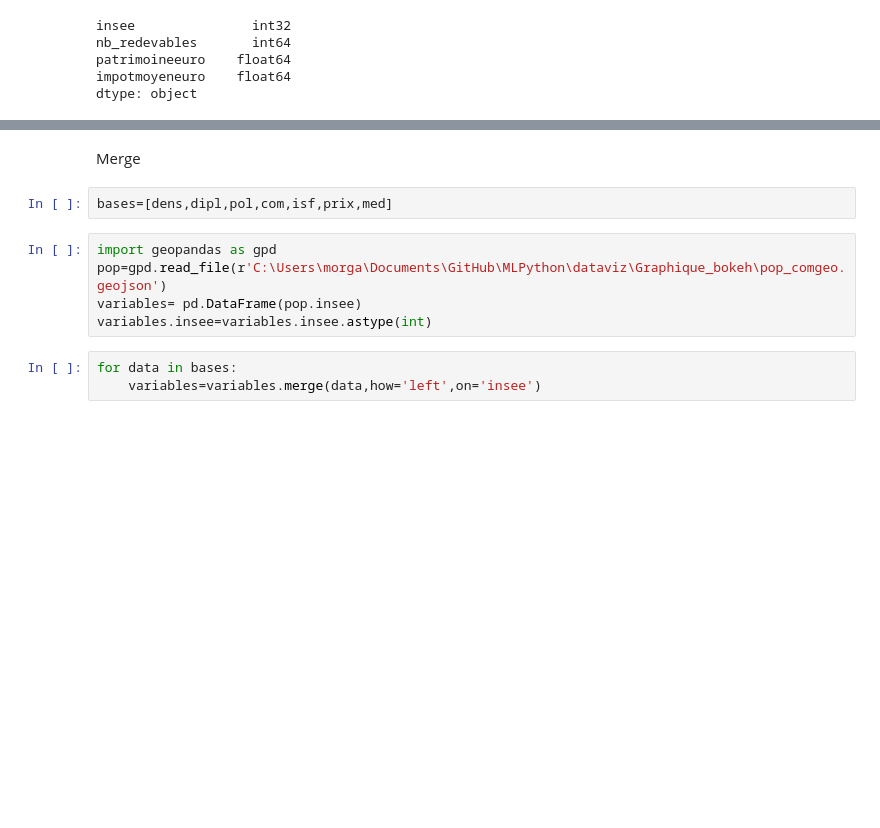
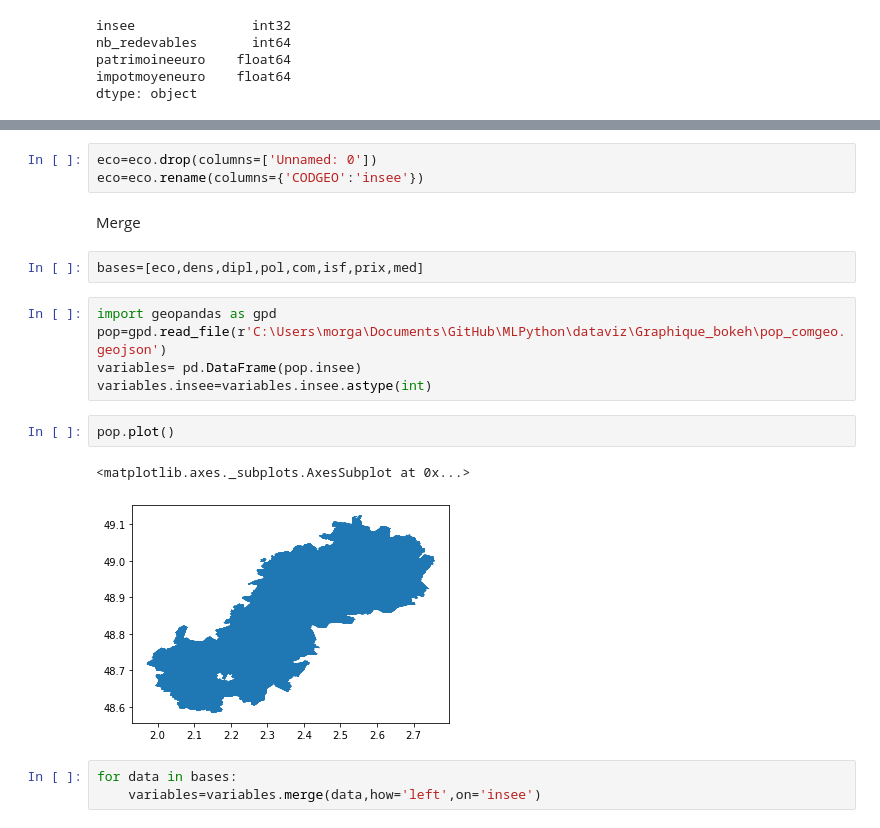
Before and after one commit to cerezamo/dataviz, a Jupyter notebook: variables.ipynb, the cells around one changed output, grey strips where cells are left out. Cells and saved outputs as stored; diff of their text form; blank space fills up the shorter version.

```diff
--- a/variables.ipynb
+++ b/variables.ipynb
@@ -175,12 +186,20 @@ dtype: object
+# %%
+eco=eco.drop(columns=['Unnamed: 0'])
+eco=eco.rename(columns={'CODGEO':'insee'})
 # %% [markdown]
 Merge
 # %%
-bases=[dens,dipl,pol,com,isf,prix,med]
+bases=[eco,dens,dipl,pol,com,isf,prix,med]
 # %%
 import geopandas as gpd
 pop=gpd.read_file(r'C:\Users\morga\Documents\GitHub\MLPython\dataviz\Graphique_bokeh\pop_comgeo.geojson')
 variables= pd.DataFrame(pop.insee)
 variables.insee=variables.insee.astype(int)
+# %%
+pop.plot()
+# %% [output]
+<matplotlib.axes._subplots.AxesSubplot at 0x...>
+[figure, added]
 # %%
 for data in bases:
     variables=variables.merge(data,how='left',on='insee')
```
Also changed, not shown: parts of 2 cells of this notebook, 2 other files.
